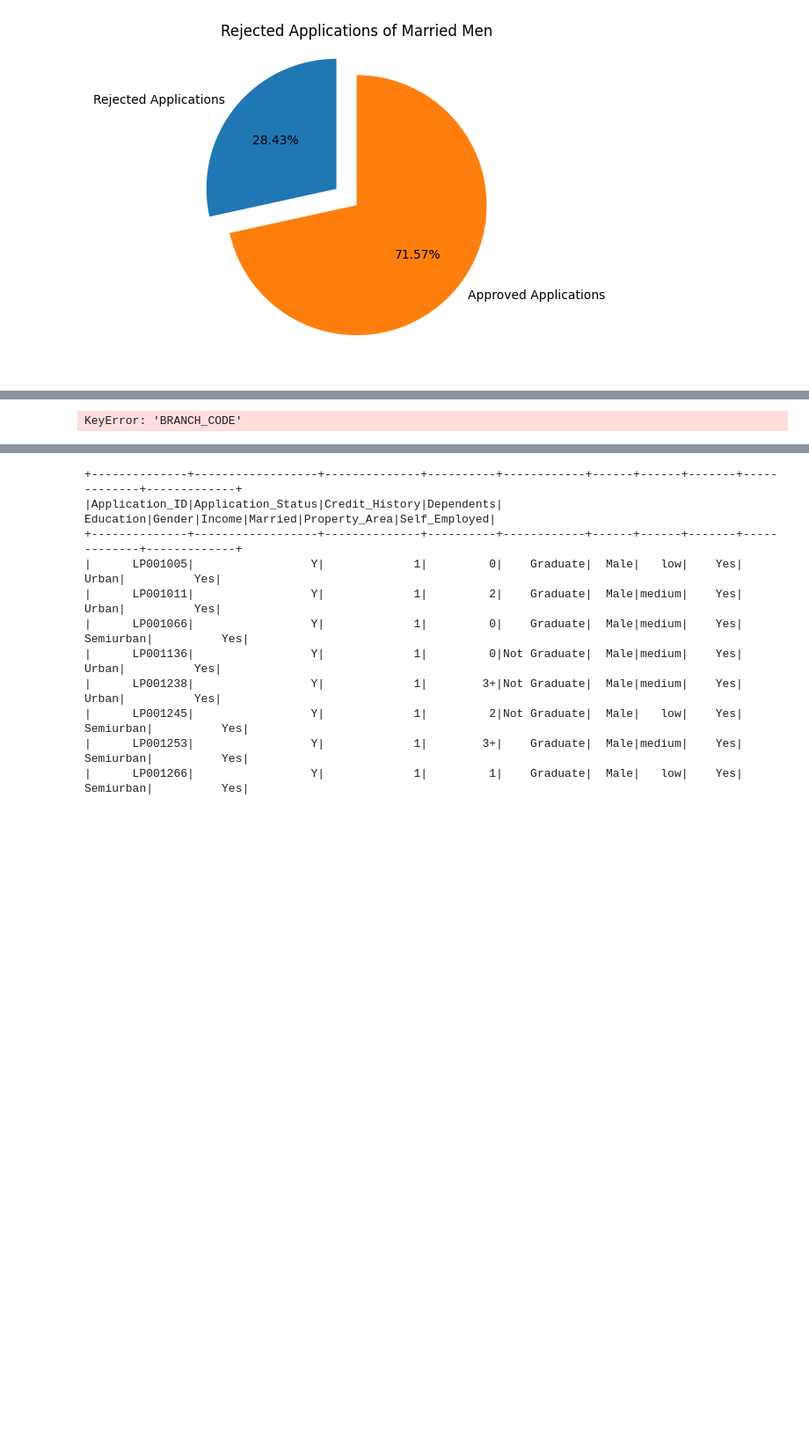
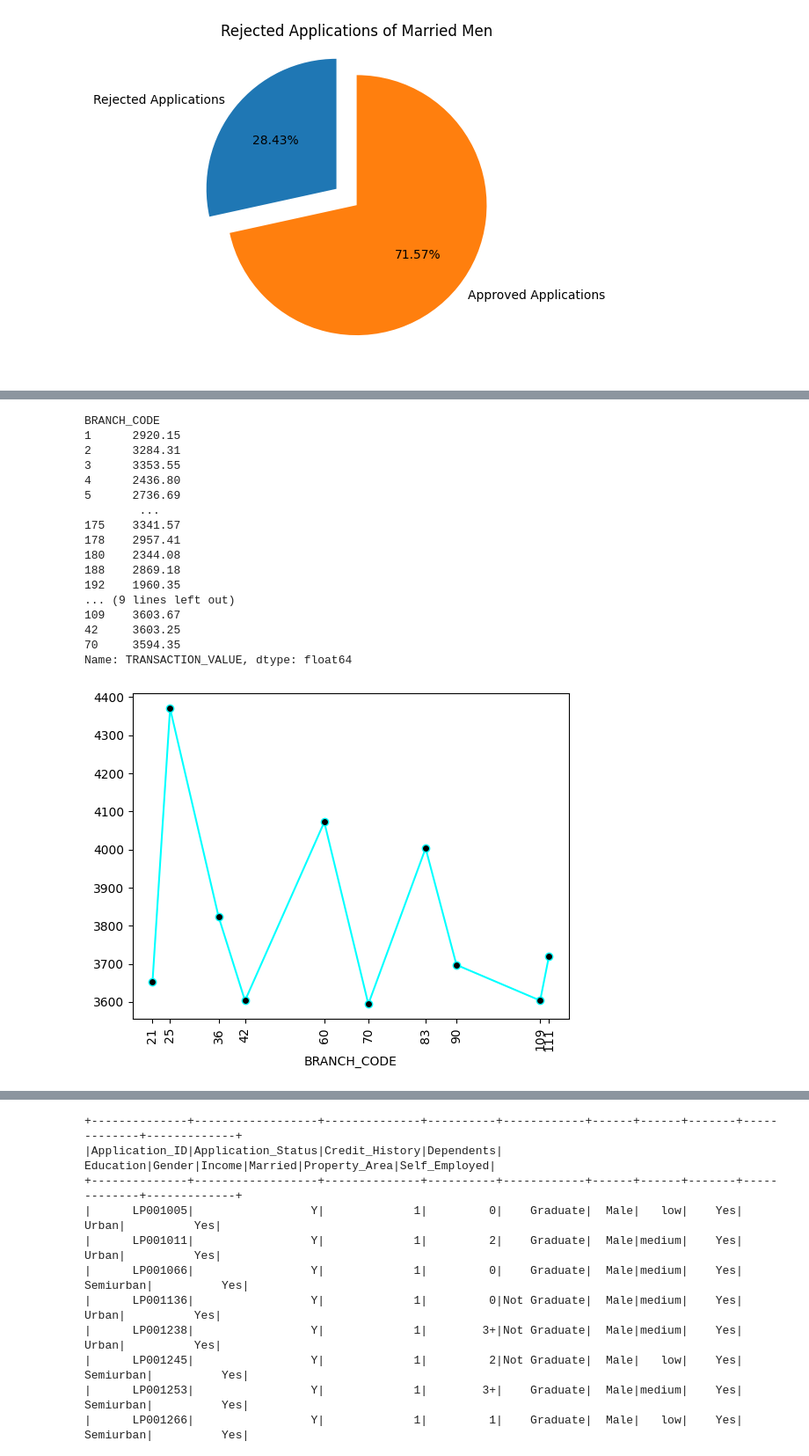
Before and after one commit to MikeJHChadwick/SBA-350-Final_Project, a Jupyter notebook: f_projectNB.ipynb, the cells around one changed output, grey strips where cells are left out. Shown at 88% size. Saved outputs shown, nothing was run; the diff lists cells and outputs as text; code cells hidden in the pictures; blank space fills up the shorter version.

```diff
--- a/f_projectNB.ipynb
+++ b/f_projectNB.ipynb
@@ -734,8 +735,36 @@ mp.show()
 # %%
 #Find and plot which branch processed the highest total dollar value of healthcare transactions.
 # Note: Take a screenshot of the graph.
-top_health = panda_credit_temp.filter(panda_credit_temp.TRANSACTION_TYPE == 'Healthcare')\
-    .groupby('BRANCH_CODE').TRANSACTION_VALUE.sum()
-top_health.show()
+panda_credit_temp = credit_sql.toPandas()
+# top_health = panda_credit_temp.filter(panda_credit_temp.TRANSACTION_TYPE == 'Healthcare')\
+#     .groupby('BRANCH_CODE').TRANSACTION_VALUE.sum()
+
+top_health = panda_credit_temp[panda_credit_temp['TRANSACTION_TYPE'] == 'Healthcare'] \
+    .groupby('BRANCH_CODE')['TRANSACTION_VALUE'].sum().sort_index()
+print(top_health)
+top_10_health = top_health.sort_values(ascending=False).head(10)
+top_10_h = top_10_health.sort_index()
+print(top_10_health)
+top_10_h.plot(kind='line', color='cyan', marker='o', markerfacecolor='black')
+mp.xticks(top_10_h.index, rotation=90)
+mp.xlabel='Branch Code'
+mp.ylabel='Healthcare Sales'
 # %% [output]
-KeyError: 'BRANCH_CODE'
+BRANCH_CODE
+1      2920.15
+2      3284.31
+3      3353.55
+4      2436.80
+5      2736.69
+        ...
+175    3341.57
+178    2957.41
+180    2344.08
+188    2869.18
+192    1960.35
+... (9 lines left out)
+109    3603.67
+42     3603.25
+70     3594.35
+Name: TRANSACTION_VALUE, dtype: float64
+[figure, added]
```
Also changed, not shown: parts of 3 cells of this notebook, 8 other files.
